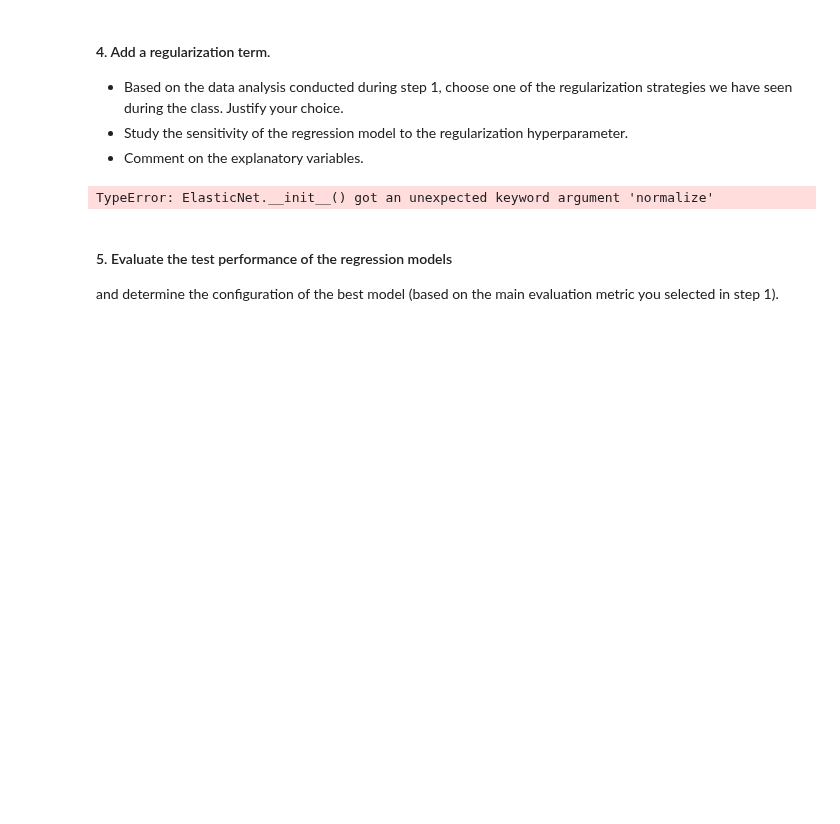
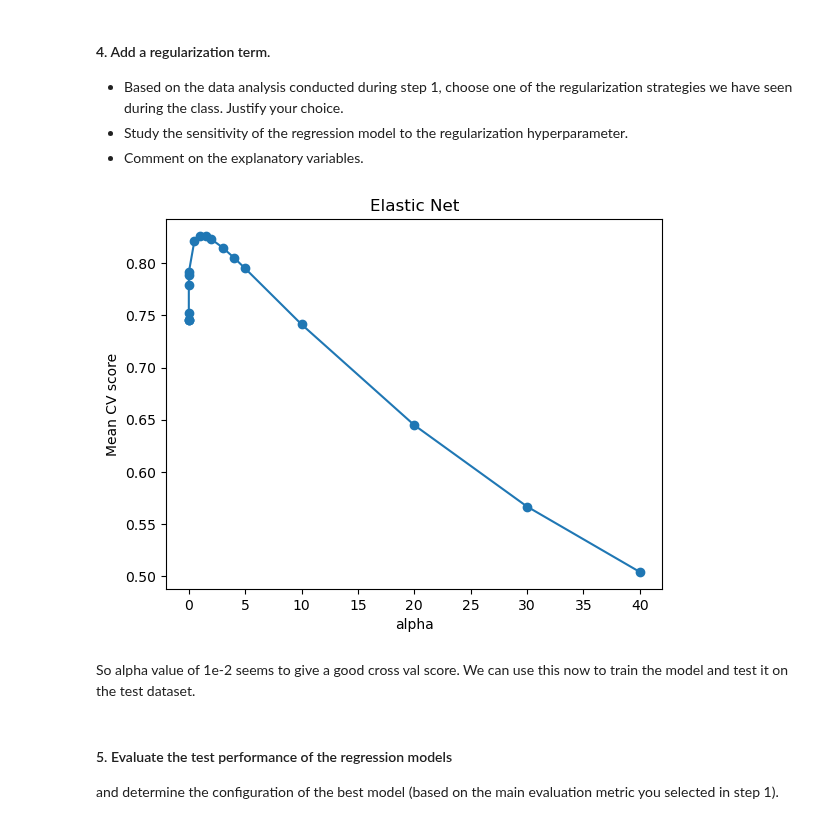
Before and after one commit to rajesvariparasa/ml-processing-pipeline-for-predicting-houseprices, a Jupyter notebook: Milestone-2-Regression.ipynb, the cells around one changed output. Saved outputs shown, nothing was run; the diff lists cells and outputs as text; code cells hidden in the pictures; blank space fills up the shorter version.

```diff
--- a/Milestone-2-Regression.ipynb
+++ b/Milestone-2-Regression.ipynb
@@ -712,27 +712,32 @@ have seen during the class. Justify your choice.
 # %%
 from sklearn.linear_model import ElasticNet
 
-alpha_elast = [0,1e-15, 1e-10, 1e-8,1e-5,1e-4, 1e-3,1e-2,0.5,1,1.5, 2,3,4, 5, 10, 20, 30, 40]
+alpha_elast = [1e-15, 1e-10, 1e-8,1e-5,1e-4, 1e-3,1e-2,0.5,1,1.5, 2,3,4, 5, 10, 20, 30, 40]
 mean_cv = []
 kf = KFold(n_splits=5, random_state=33, shuffle=True)
 
 for i in alpha_elast:
     # Set up each model.
-    lasso_reg = ElasticNet(alpha= i, normalize=True)
+
+    warnings.filterwarnings('ignore') #ignore warnings
+    lasso_reg = ElasticNet(alpha= i, random_state=33)
     # fit the model.
     lasso_reg.fit(X_train, Y_train)
 
     # Perform cross validation on the same splits each time
     cv_scores = cross_val_score(lasso_reg, X_train, Y_train, cv=kf)
     mean_cv.append(np.mean(cv_scores))
 
 plt.plot(alpha_elast, mean_cv)
+plt.scatter(alpha_elast, mean_cv)
 plt.xlabel('alpha')
 plt.ylabel('Mean CV score')
 plt.title('Elastic Net')
 plt.show()
 # %% [output]
-TypeError: ElasticNet.__init__() got an unexpected keyword argument 'normalize'
+[figure, added]
+# %% [markdown]
+So alpha value of 1e-2 seems to give a good cross val score. We can use this now to train the model and test it on the test dataset.
 # %% [markdown]
 #### 5. Evaluate the test performance of the regression models
 
```
Also changed, not shown: parts of 1 cell of this notebook.
